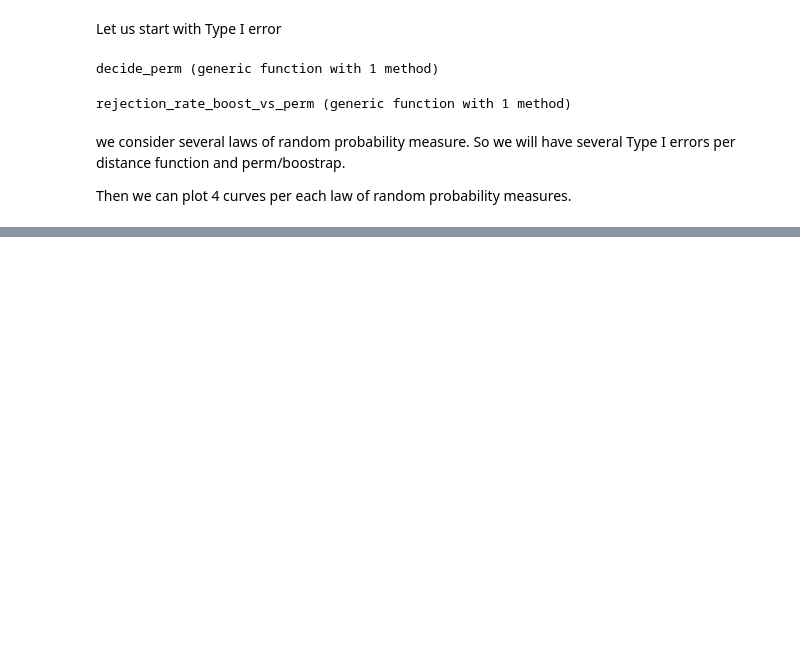
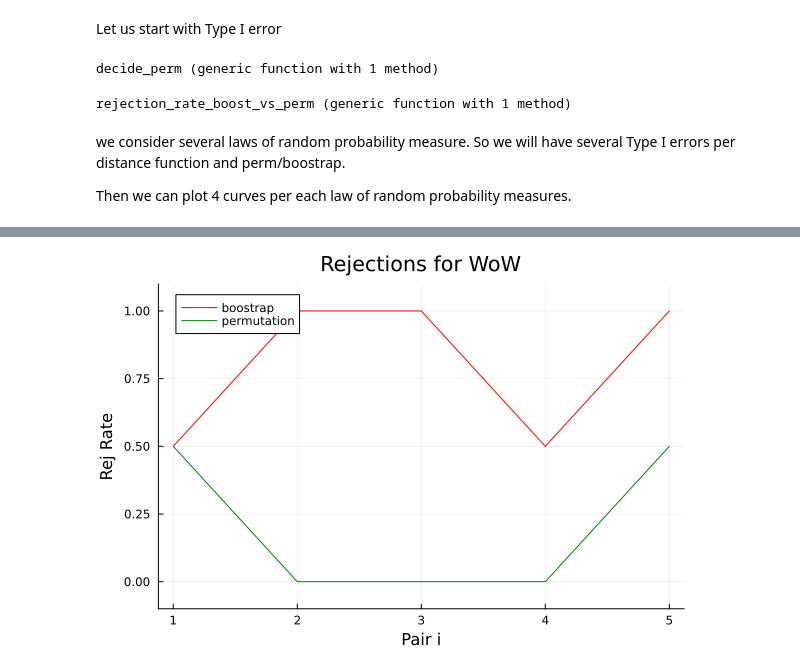
Before and after one commit to giorgikanchaveli/Two-samples-test, a Jupyter notebook: test.ipynb, the cells around one changed output, grey strips where cells are left out. Drawn from its saved outputs; the diff is of its cells as text; code cells hidden in the pictures; blank space fills up the shorter version.

```diff
--- a/test.ipynb
+++ b/test.ipynb
@@ -133,0 +211,4 @@ all_rejections = rejection_rates_boost_vs_perm.(qs)
+# %%
+fig_wow
+# %% [output]
+[figure, added]
```
Also changed, not shown: parts of 12 cells of this notebook.
